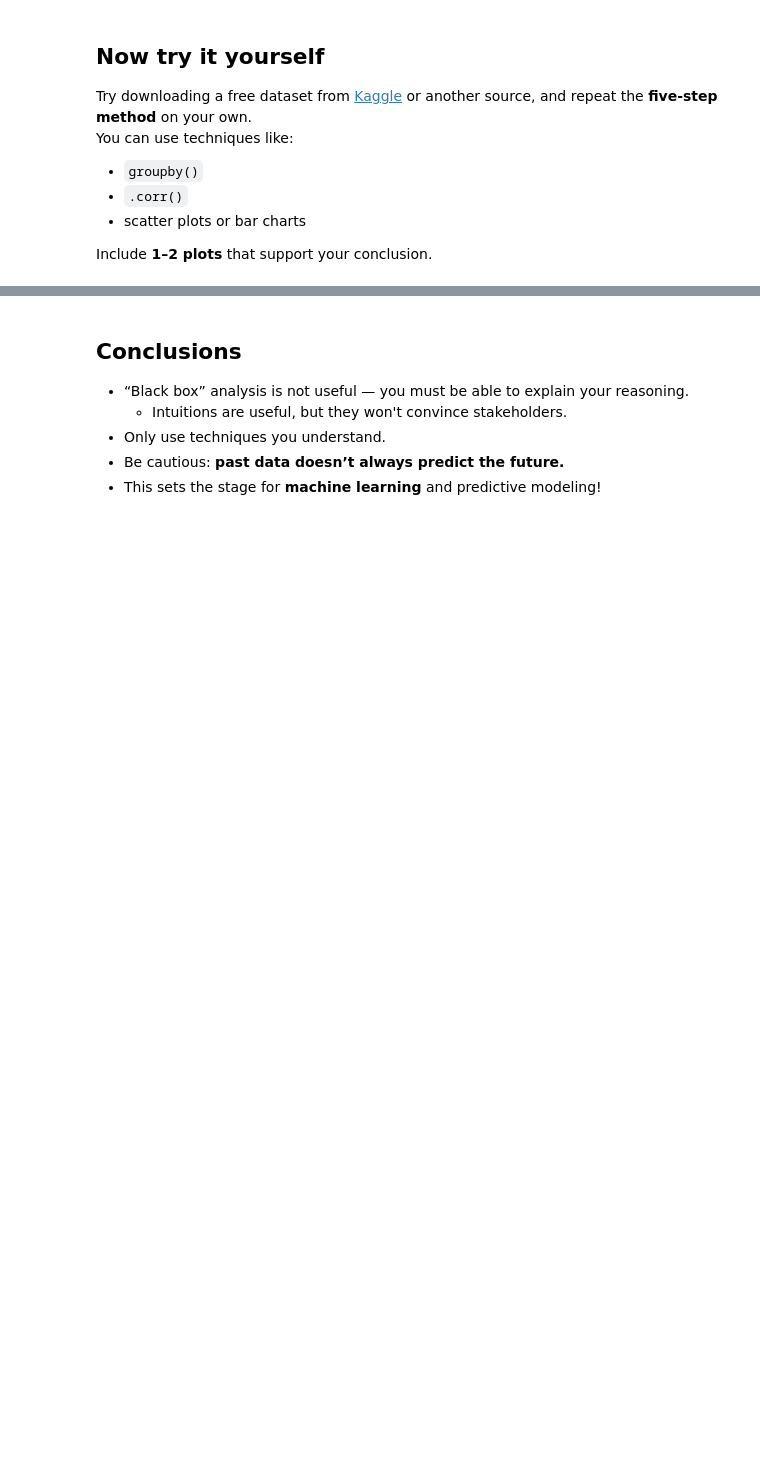
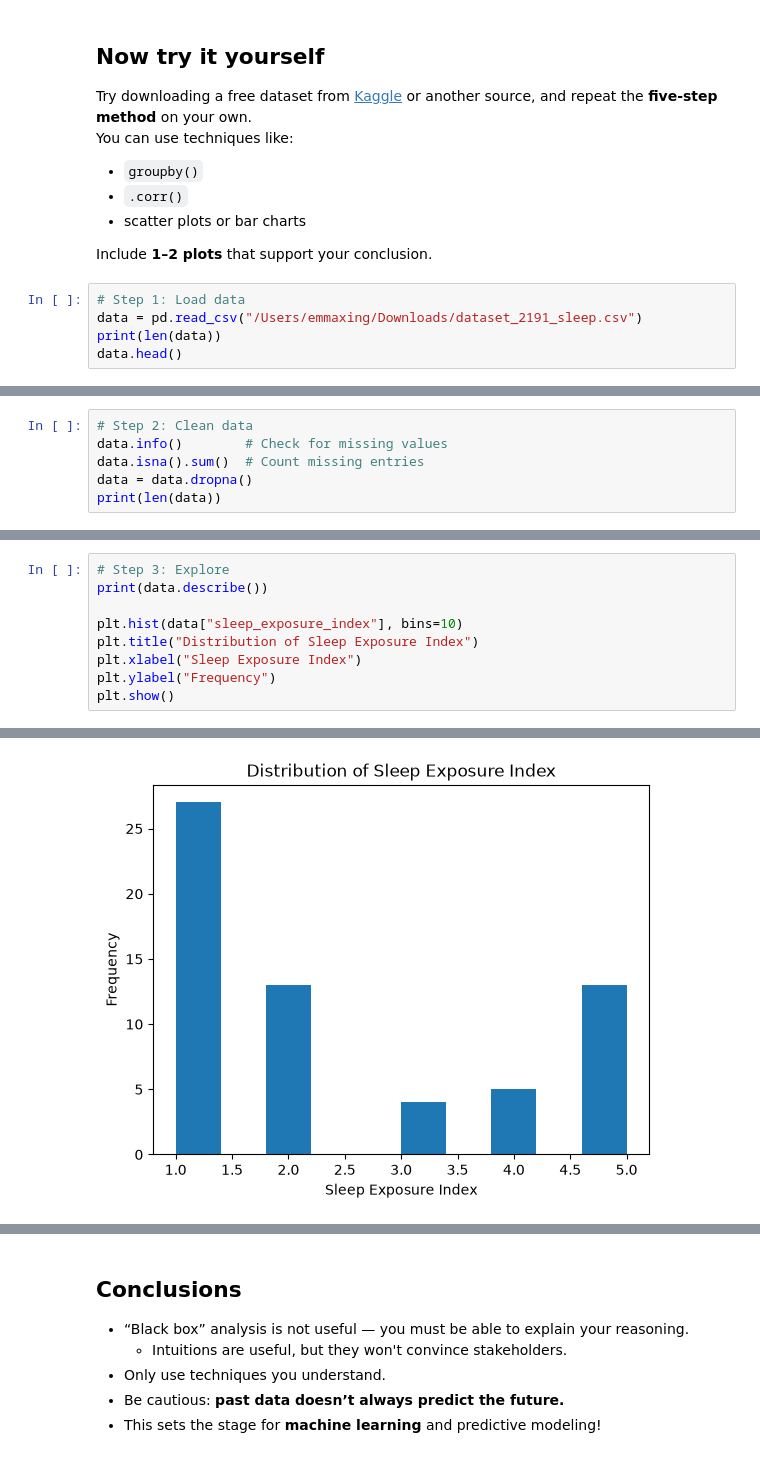
Before and after one commit to emmaxing11-cloud/bwsi-comp-problem-solving, a Jupyter notebook: mod3_math_modeling/3_intro_to_data_analysis.ipynb, the cells around one changed output, grey strips where cells are left out. Drawn from its saved outputs; the diff is of its cells as text; blank space fills up the shorter version.

```diff
--- a/mod3_math_modeling/3_intro_to_data_analysis.ipynb
+++ b/mod3_math_modeling/3_intro_to_data_analysis.ipynb
@@ -224,3 +235,8 @@ You can use techniques like:
 - scatter plots or bar charts
 
 Include **1–2 plots** that support your conclusion.
+# %%
+# Step 1: Load data
+data = pd.read_csv("/Users/emmaxing/Downloads/dataset_2191_sleep.csv")
+print(len(data))
+data.head()
@@ -226,0 +251,6 @@ Include **1–2 plots** that support your conclusion.
+# %%
+# Step 2: Clean data
+data.info()        # Check for missing values
+data.isna().sum()  # Count missing entries
+data = data.dropna()
+print(len(data))
@@ -226,0 +274,10 @@ Include **1–2 plots** that support your conclusion.
+# %%
+# Step 3: Explore
+print(data.describe())
+
+plt.hist(data["sleep_exposure_index"], bins=10)
+plt.title("Distribution of Sleep Exposure Index")
+plt.xlabel("Sleep Exposure Index")
+plt.ylabel("Frequency")
+plt.show()
+# %% [output]
@@ -226,0 +303 @@ Include **1–2 plots** that support your conclusion.
+[figure, added]
```
Also changed, not shown: parts of 15 cells of this notebook.
